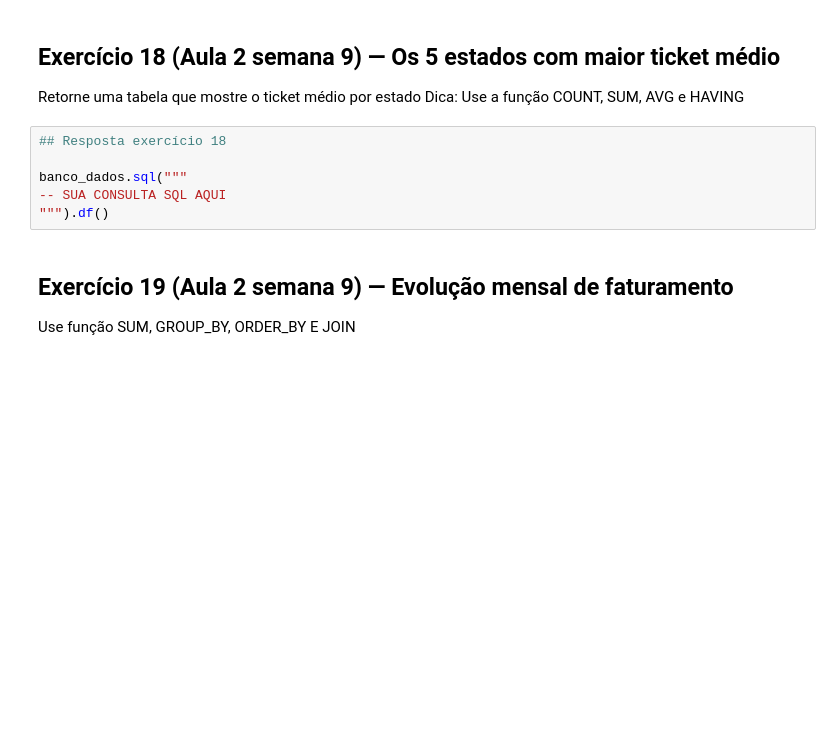
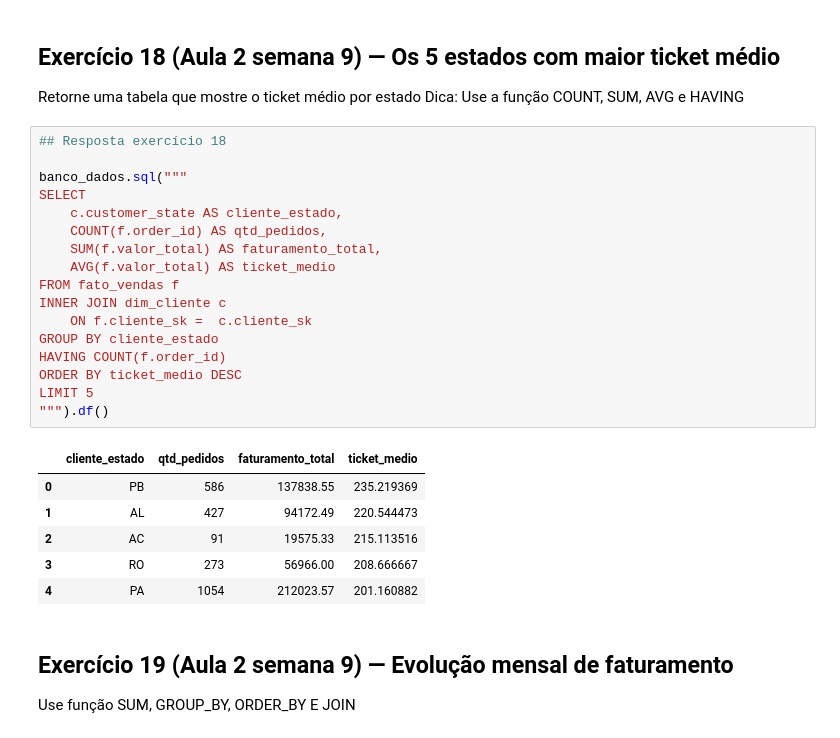
Before and after one commit to robsonaamerico/Semana_9, a Jupyter notebook: Exercício/SEMANA_9_Robson_Americo.ipynb, the cells around one changed output. Cells and saved outputs as stored; diff of their text form; blank space fills up the shorter version.

```diff
--- a/Exercício/SEMANA_9_Robson_Americo.ipynb
+++ b/Exercício/SEMANA_9_Robson_Americo.ipynb
@@ -526,9 +527,27 @@ Dica: Use a função COUNT, SUM, AVG e HAVING
 # %%
 ## Resposta exercício 18
 
 banco_dados.sql("""
--- SUA CONSULTA SQL AQUI
+SELECT
+    c.customer_state AS cliente_estado,
+    COUNT(f.order_id) AS qtd_pedidos,
+    SUM(f.valor_total) AS faturamento_total,
+    AVG(f.valor_total) AS ticket_medio
+FROM fato_vendas f
+INNER JOIN dim_cliente c
+    ON f.cliente_sk =  c.cliente_sk
+GROUP BY cliente_estado
+HAVING COUNT(f.order_id)
+ORDER BY ticket_medio DESC
+LIMIT 5
 """).df()
+# %% [output]
+|  | cliente_estado | qtd_pedidos | faturamento_total | ticket_medio |
+| 0 | PB | 586 | 137838.55 | 235.219369 |
+| 1 | AL | 427 | 94172.49 | 220.544473 |
+| 2 | AC | 91 | 19575.33 | 215.113516 |
+| 3 | RO | 273 | 56966.00 | 208.666667 |
+| 4 | PA | 1054 | 212023.57 | 201.160882 |
 # %% [markdown]
 ## Exercício 19 (Aula 2 semana 9) — Evolução mensal de faturamento
 
```
Also changed, not shown: parts of 7 cells of this notebook.
